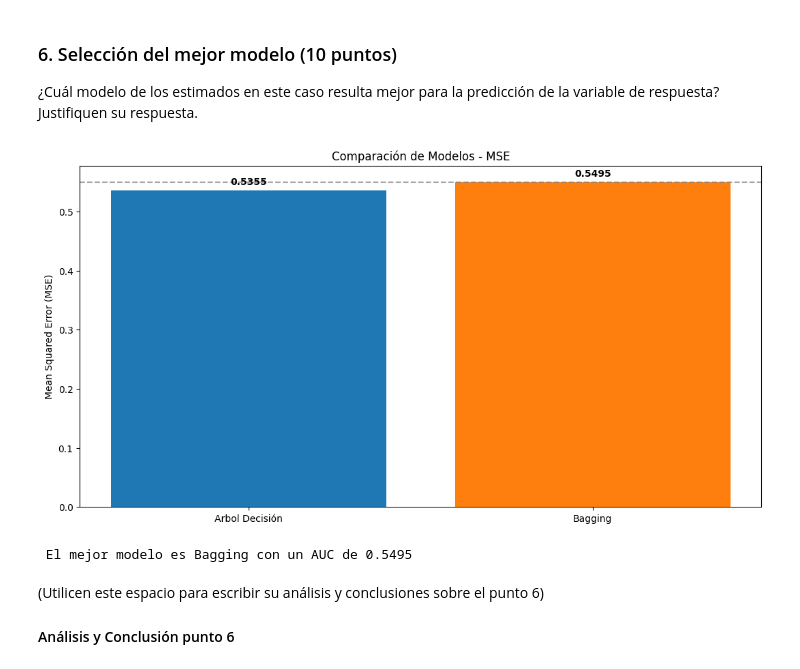
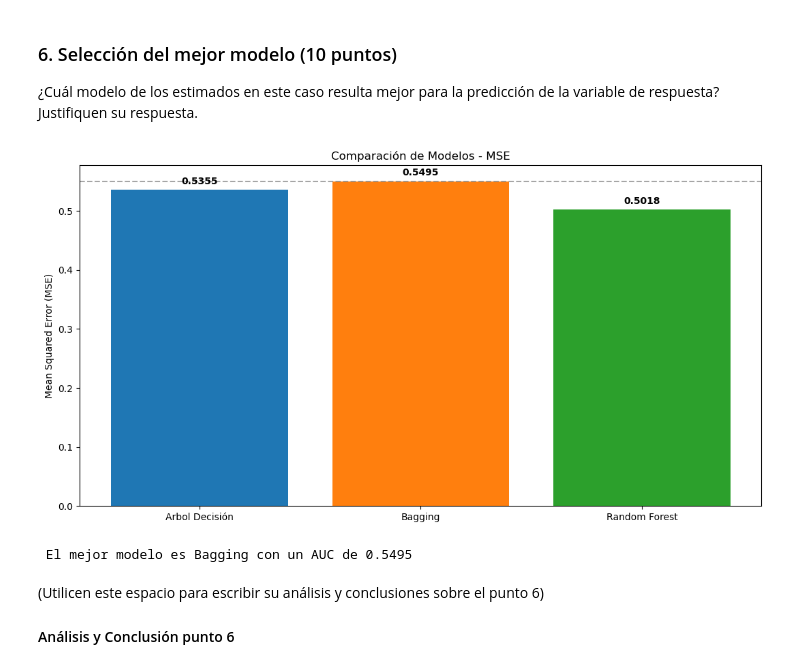
Before and after one commit to Marcocruz88/Caso-arboles-y-ensamblajes, a Jupyter notebook: Caso aplicación de árboles de decisión y ensamblajes.ipynb, the cells around one changed output. Cells and saved outputs as stored; diff of their text form; code cells hidden in the pictures.

```diff
--- a/Caso aplicación de árboles de decisión y ensamblajes.ipynb
+++ b/Caso aplicación de árboles de decisión y ensamblajes.ipynb
@@ -247,13 +247,13 @@ Estimen un modelo de Random Forest y evalúen su poder predictivo en la muestra
 
 yTotal = df['Direction'].astype(str).str.strip().str.title().to_numpy()  # 'Up'/'Down'
 XTotal = df.drop(columns=['Direction', 'Unnamed: 0','Today'], errors='ignore').to_numpy()
-X_train, X_test, y_train, y_test = train_test_split(XTotal, yTotal, test_size=0.2, random_state=42)
+X_train, X_test, y_train, y_test = train_test_split(XTotal, yTotal, test_size=0.67, random_state=42)
 
 rf_model = RandomForestClassifier(n_estimators=500, random_state=42)
 rf_model.fit(X_train, y_train)
 
 probs = rf_model.predict_proba(X_test)[:, 1]
 
-auc_score = roc_auc_score(y_test, probs)
-print(f"El AUC del modelo es: {auc_score:.4f}")
+auc_score_RF = roc_auc_score(y_test, probs)
+print(f"El AUC del modelo es: {auc_score_RF:.4f}")
 # %% [output]
@@ -281,36 +281,36 @@ Estimen un modelo de Gradient Boosting y evalúen su poder predictivo en la mues
 # %%
 fig = plt.figure(figsize=(10, 5))
 ax = fig.add_axes([0,0,1,1])
 ax.set_title("Comparación de Modelos - MSE")
 
 
-ejeX = ['Arbol Decisión', 'Bagging']
-ejeY = [mejorauc_Tree, mejorauc_bagg]
+ejeX = ['Arbol Decisión', 'Bagging', 'Random Forest']
+ejeY = [mejorauc_Tree, mejorauc_bagg, auc_score_RF]
 
 # Colores para diferenciar
 colors = ['#1f77b4', '#ff7f0e', '#2ca02c', '#d62728', "#eaff04"]
 
 bars = ax.bar(ejeX, ejeY, color=colors)
 
 # Etiquetas de valor sobre las barras
 def addlabels(x, y, plotP):
     for i in range(len(x)):
         plotP.text(i, y[i] + 0.01, f"{y[i]:.4f}", ha='center', fontweight='bold')
 
 addlabels(ejeX, ejeY, plt)
 
 # Línea de referencia del mejor modelo hasta ahora (Lasso probablemente)
 min_mse = max(ejeY)
 plt.axhline(y=min_mse, color='gray', linestyle='--', alpha=0.7)
 
 plt.ylabel('Mean Squared Error (MSE)')
 plt.show()
 
 # Conclusión automática impresa
 best_model_idx = np.argmax(ejeY)
 print(f"\n El mejor modelo es {ejeX[best_model_idx]} con un AUC de {ejeY[best_model_idx]:.4f}")
 # %% [output]
-[figure, old version]
+[figure, new version]
  El mejor modelo es Bagging con un AUC de 0.5495
 # %% [markdown]
 (Utilicen este espacio para escribir su análisis y conclusiones sobre el punto 6)
```
Also changed, not shown: parts of 2 cells of this notebook.
